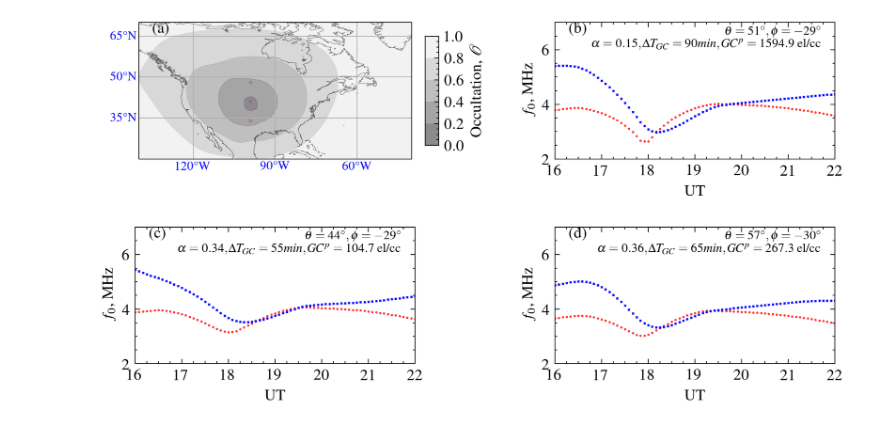
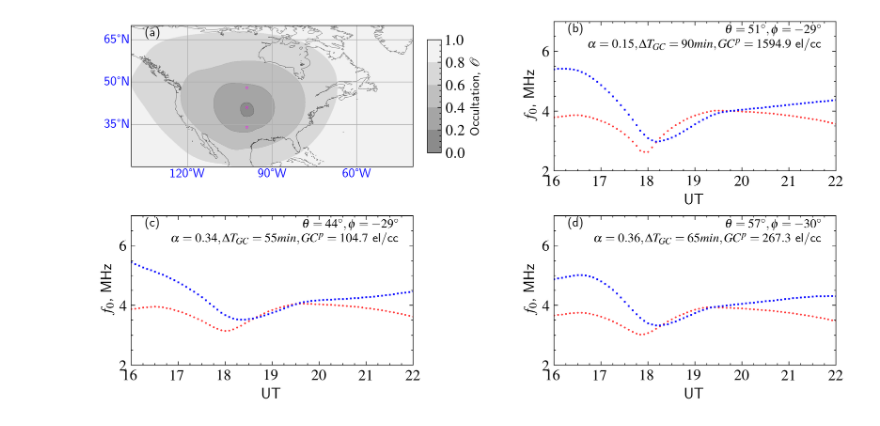
Before and after one commit to shibaji7/SolarEclipse, a Jupyter notebook: Solar Eclipse | WACCM-X | GRL | Latitude Var.ipynb, the cells around one changed output. Cells and saved outputs as stored; diff of their text form; code cells hidden in the pictures.

```diff
--- a/Solar Eclipse | WACCM-X | GRL | Latitude Var.ipynb
+++ b/Solar Eclipse | WACCM-X | GRL | Latitude Var.ipynb
@@ -19,6 +19,13 @@ import aacgmv2
 import netCDF4 as nc
 center, lonx = 41, -99
 lat_low, lat_up = center-7, center+7
+
+import matplotlib.pyplot as plt
+plt.rcParams["font.family"] = "sans-serif"
+plt.rcParams["font.sans-serif"] = ["Tahoma", "DejaVu Sans",
+                                   "Lucida Grande", "Verdana"]
+import matplotlib as mpl
+mpl.rcParams.update({"xtick.labelsize": 15, "ytick.labelsize":15, "font.size":15})
 # %%
 def fetch_occl_data(d=dt.datetime(2017,8,21,18)):
     folder = "dataset/Mark/euv/%s_%dkm_171_1.nc"
@@ -147,8 +154,9 @@ f_dif2 = (f2_240-f2_150)
 f_dif2_max = (abs(np.min(f_dif2))*(2*np.pi))**2/k/1e6
 f_dif2_dur = 5*np.sum(f_dif2 <= 0, axis=0)
 # %%
+mpl.rcParams.update({"xtick.labelsize": 12, "ytick.labelsize":12, "font.size":12})
 %matplotlib inline
-fig = plt.figure(figsize=(8, 4), dpi=300)
+fig = plt.figure(figsize=(10, 5), dpi=300)
 ax = fig.add_subplot(
             221,
             projection=ccrs.PlateCarree()
@@ -173,8 +181,8 @@ gl.ylocator = mticker.FixedLocator(plt_lats)
 gl.xformatter = LONGITUDE_FORMATTER
 gl.yformatter = LATITUDE_FORMATTER
 gl.n_steps = 90
-gl.ylabel_style = {'size':8, 'color': 'b'}
-gl.xlabel_style = {"size":8, 'color': 'b',}
+gl.ylabel_style = {'size':10, 'color': 'b'}
+gl.xlabel_style = {"size":10, 'color': 'b',}
 
 XYZ = ccrs.PlateCarree().transform_points(ccrs.Geodetic(), glon, glat)
 X, Y = XYZ[:, :, 0], XYZ[:, :, 1]
@@ -198,15 +206,15 @@ ax.scatter(X, Y, s=10, color="magenta", marker=".", fc="None", lw=0.3)
 ax = fig.add_subplot(222)
 ax.text(0.05, 0.95, "(b)", transform=ax.transAxes, ha="left", va="center")
 ax.xaxis.set_major_formatter(mdates.DateFormatter(r"%H"))
-ax.set_xlabel("UT")
+ax.set_xlabel("UT", fontdict={"size":12})
 ax.set_ylabel(
-    r"$f_0$, MHz"
+    r"$f_0$, MHz", fontdict={"size":12}
 )
 a = of[np.argmin(np.abs(lat-center)), np.argmin(np.abs(lon-lonx))]
 olat, olon, _ = aacgmv2.get_aacgm_coord(center, lonx, 300, dt.datetime(2017,8,21,18))
 ax.text(0.95, 0.98, r"$\theta=%d^{\circ},\phi=%d^{\circ}$"%(olat,olon)+\
         "\n"+r"$\alpha=%.2f,\Delta T_{GC}=%d min, GC^p=%.1f$"%(a,f_dif0_dur,f_dif0_max)+" el/cc",
-        transform=ax.transAxes, ha="right", va="top", fontdict={"size":8})
+        transform=ax.transAxes, ha="right", va="top", fontdict={"size":10})
 ax.plot(ttime0, f0_150/1e6, "ro", ms=0.4, ls="None")
 ax.plot(ttime0, f0_240/1e6, "bs", ms=0.4, ls="None")
 ax.set_ylim(2,7)
@@ -216,42 +224,42 @@ ax = fig.add_subplot(223)
 fig.subplots_adjust(wspace=0.5)
 ax.text(0.05, 0.95, "(c)", transform=ax.transAxes, ha="left", va="center")
 ax.xaxis.set_major_formatter(mdates.DateFormatter(r"%H"))
-ax.set_xlabel("UT")
+ax.set_xlabel("UT", fontdict={"size":12})
 ax.set_ylabel(
-    r"$f_0$, MHz"
+    r"$f_0$, MHz", fontdict={"size":12}
 )
 ax.plot(ttime1, f1_150/1e6, "ro", ms=0.4, ls="None")
 ax.plot(ttime1, f1_240/1e6, "bs", ms=0.4, ls="None")
 ax.set_ylim(2,7)
 a = of[np.argmin(np.abs(lat-lat_low)), np.argmin(np.abs(lon-lonx))]
 ax.set_xlim(dt.datetime(2017,8,21,16),dt.datetime(2017,8,21,22))
 olat, olon, _ = aacgmv2.get_aacgm_coord(lat_low, lonx, 300, dt.datetime(2017,8,21,18))
 ax.text(0.95, 0.98,
         r"$\theta=%d^{\circ},\phi=%d^{\circ}$"%(olat,olon)+\
         "\n"+r"$\alpha=%.2f,\Delta T_{GC}=%d min, GC^p=%.1f$"%(a,f_dif1_dur,f_dif1_max)+" el/cc",
-        transform=ax.transAxes, ha="right", va="top", fontdict={"size":8})
+        transform=ax.transAxes, ha="right", va="top", fontdict={"size":10})
 
 ax = fig.add_subplot(224)
 fig.subplots_adjust(wspace=0.5)
-ax.text(0.05, 0.95, "(d)", transform=ax.transAxes, ha="left", va="center")
+ax.text(0.05, 0.95, "(d)", transform=ax.transAxes, ha="left", va="center", fontdict={"size":10})
 ax.xaxis.set_major_formatter(mdates.DateFormatter(r"%H"))
-ax.set_xlabel("UT")
+ax.set_xlabel("UT", fontdict={"size":12})
 ax.set_ylabel(
-    r"$f_0$, MHz"
+    r"$f_0$, MHz", fontdict={"size":12}
 )
 a = of[np.argmin(np.abs(lat-lat_up)), np.argmin(np.abs(lon-lonx))]
 ax.plot(ttime2, f2_150/1e6, "ro", ms=0.4, ls="None")
 ax.plot(ttime2, f2_240/1e6, "bs", ms=0.4, ls="None")
 ax.set_ylim(2,7)
 ax.set_xlim(dt.datetime(2017,8,21,16),dt.datetime(2017,8,21,22))
 olat, olon, _ = aacgmv2.get_aacgm_coord(lat_up, lonx, 300, dt.datetime(2017,8,21,18))
 ax.text(0.95, 0.98, r"$\theta=%d^{\circ},\phi=%d^{\circ}$"%(olat,olon)+\
         "\n"+r"$\alpha=%.2f,\Delta T_{GC}=%d min, GC^p=%.1f$"%(a,f_dif2_dur,f_dif2_max)+" el/cc",
-        transform=ax.transAxes, ha="right", va="top", fontdict={"size":8})
+        transform=ax.transAxes, ha="right", va="top", fontdict={"size":10})
 
-fig.subplots_adjust(wspace=0.5, hspace=0.5)
+fig.subplots_adjust(wspace=0.5, hspace=0.3)
 # %% [output]
-[figure, old version]
+[figure, new version]
 # %%
 del dw0, dw1, dw2
 # %%
```
Also changed, not shown: parts of 5 cells of this notebook, 12 other files.
